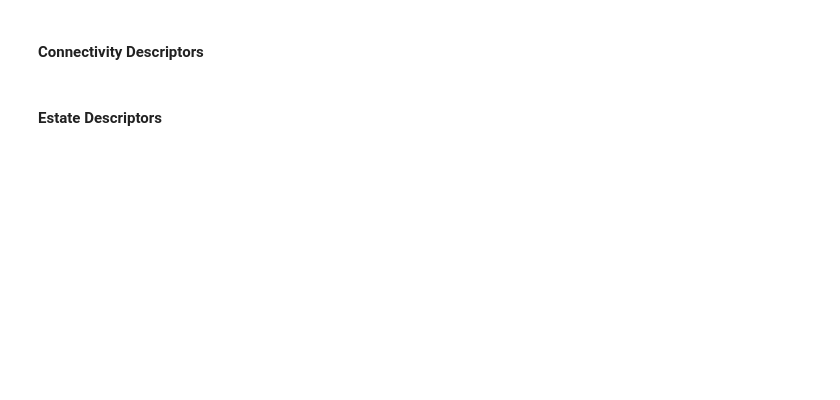
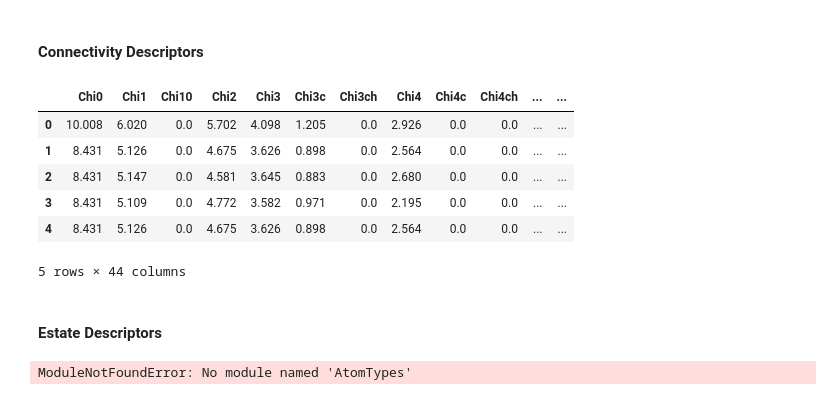
Before and after one commit to BeckResearchLab/PyMolSAR, a Jupyter notebook: examples/usp inhibition/Descriptors Calculation.ipynb, the cells around one changed output. Cells and saved outputs as stored; diff of their text form; code cells hidden in the pictures; blank space fills up the shorter version.

```diff
--- a/examples/usp inhibition/Descriptors Calculation.ipynb
+++ b/examples/usp inhibition/Descriptors Calculation.ipynb
@@ -68,14 +90,24 @@ charge_descriptors.head()
 # %% [markdown]
 #### Connectivity Descriptors
 # %%
-import connectivity
-connectivity_descriptors = connectivity.GetConnectivity(df_x)
+from smdt import connectivity
+connectivity_descriptors = connectivity.GetConnectivity(df_x.head())
 connectivity_descriptors.to_csv('Connectivity_Descriptors.csv',encoding='utf-8')
 connectivity_descriptors.head()
+# %% [output]
+|  | Chi0 | Chi1 | Chi10 | Chi2 | Chi3 | Chi3c | Chi3ch | Chi4 | Chi4c | Chi4ch | ... | ... |
+| 0 | 10.008 | 6.020 | 0.0 | 5.702 | 4.098 | 1.205 | 0.0 | 2.926 | 0.0 | 0.0 | ... | ... |
+| 1 | 8.431 | 5.126 | 0.0 | 4.675 | 3.626 | 0.898 | 0.0 | 2.564 | 0.0 | 0.0 | ... | ... |
+| 2 | 8.431 | 5.147 | 0.0 | 4.581 | 3.645 | 0.883 | 0.0 | 2.680 | 0.0 | 0.0 | ... | ... |
+| 3 | 8.431 | 5.109 | 0.0 | 4.772 | 3.582 | 0.971 | 0.0 | 2.195 | 0.0 | 0.0 | ... | ... |
+| 4 | 8.431 | 5.126 | 0.0 | 4.675 | 3.626 | 0.898 | 0.0 | 2.564 | 0.0 | 0.0 | ... | ... |
+5 rows × 44 columns
 # %% [markdown]
 #### Estate Descriptors
 # %%
-import estate
-estate_descriptors = estate.GetEstate(df_x)
+from smdt import estate
+estate_descriptors = estate.GetEstate(df_x.head())
 estate_descriptors.to_csv('Estate_Descriptors.csv',encoding='utf-8')
 estate_descriptors.head()
+# %% [output]
+ModuleNotFoundError: No module named 'AtomTypes'
```
Also changed, not shown: parts of 7 cells of this notebook, 5 other files.
